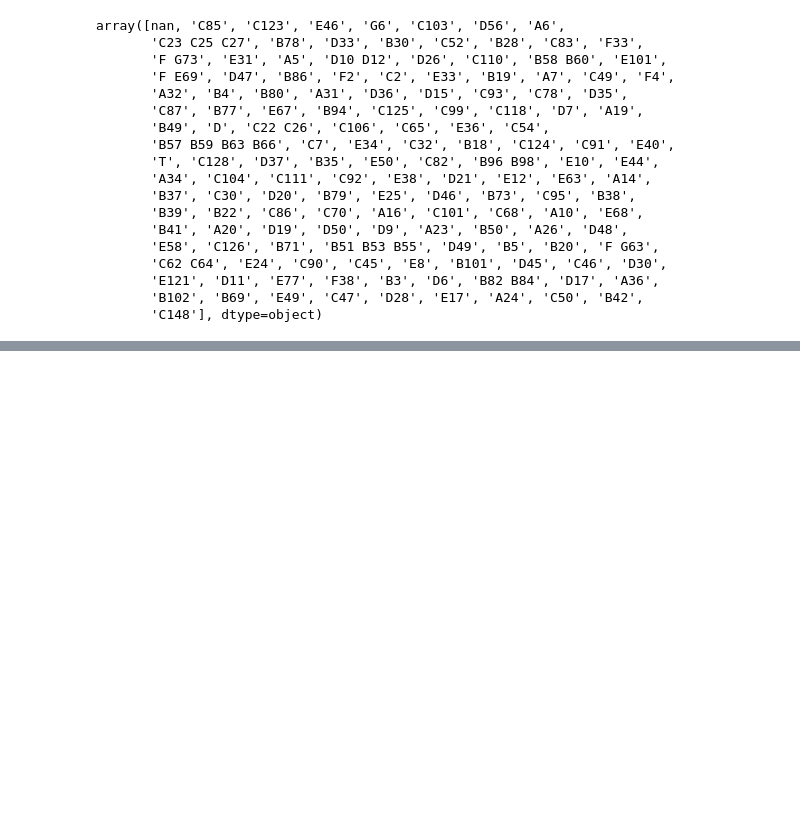
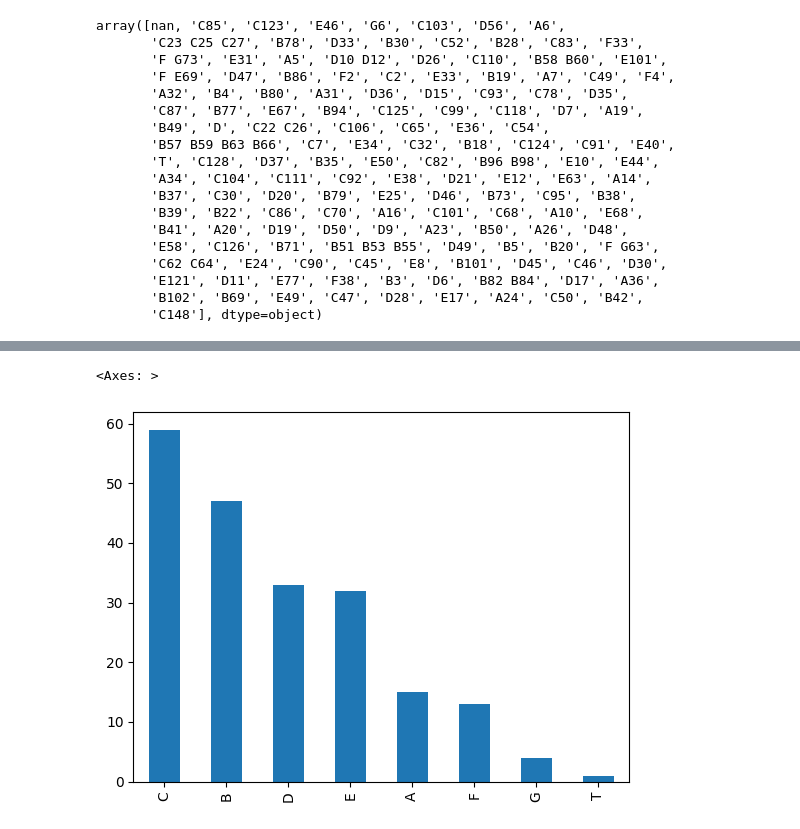
Before and after one commit to DugguAditya/Learning-ML, a Jupyter notebook: HandlingMixedData.ipynb, the cells around one changed output, grey strips where cells are left out. Saved outputs shown, nothing was run; the diff lists cells and outputs as text; code cells hidden in the pictures; blank space fills up the shorter version.

```diff
--- a/HandlingMixedData.ipynb
+++ b/HandlingMixedData.ipynb
@@ -49,0 +70,3 @@ array([nan, 'C85', 'C123', 'E46', 'G6', 'C103', 'D56', 'A6',
+# %%
+df['Cabin_num'] = df['Cabin'].str.extract('(\d+)') #this is to extract the numerical part
+df['cabin_cat'] = df['Cabin'].str[0] #this captures the first letter e.g. C, B
@@ -49,0 +94,5 @@ array([nan, 'C85', 'C123', 'E46', 'G6', 'C103', 'D56', 'A6',
+# %%
+df['cabin_cat'].value_counts().plot(kind='bar')
+# %% [output]
+<Axes: >
+[figure, added]
```
Also changed, not shown: parts of 4 cells of this notebook, 3 other files.
